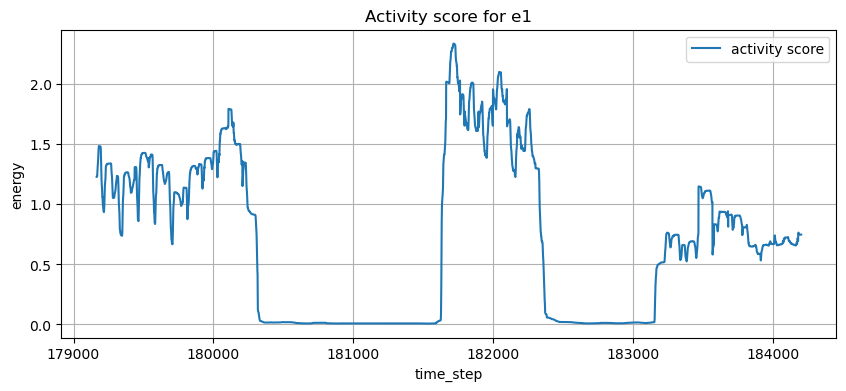
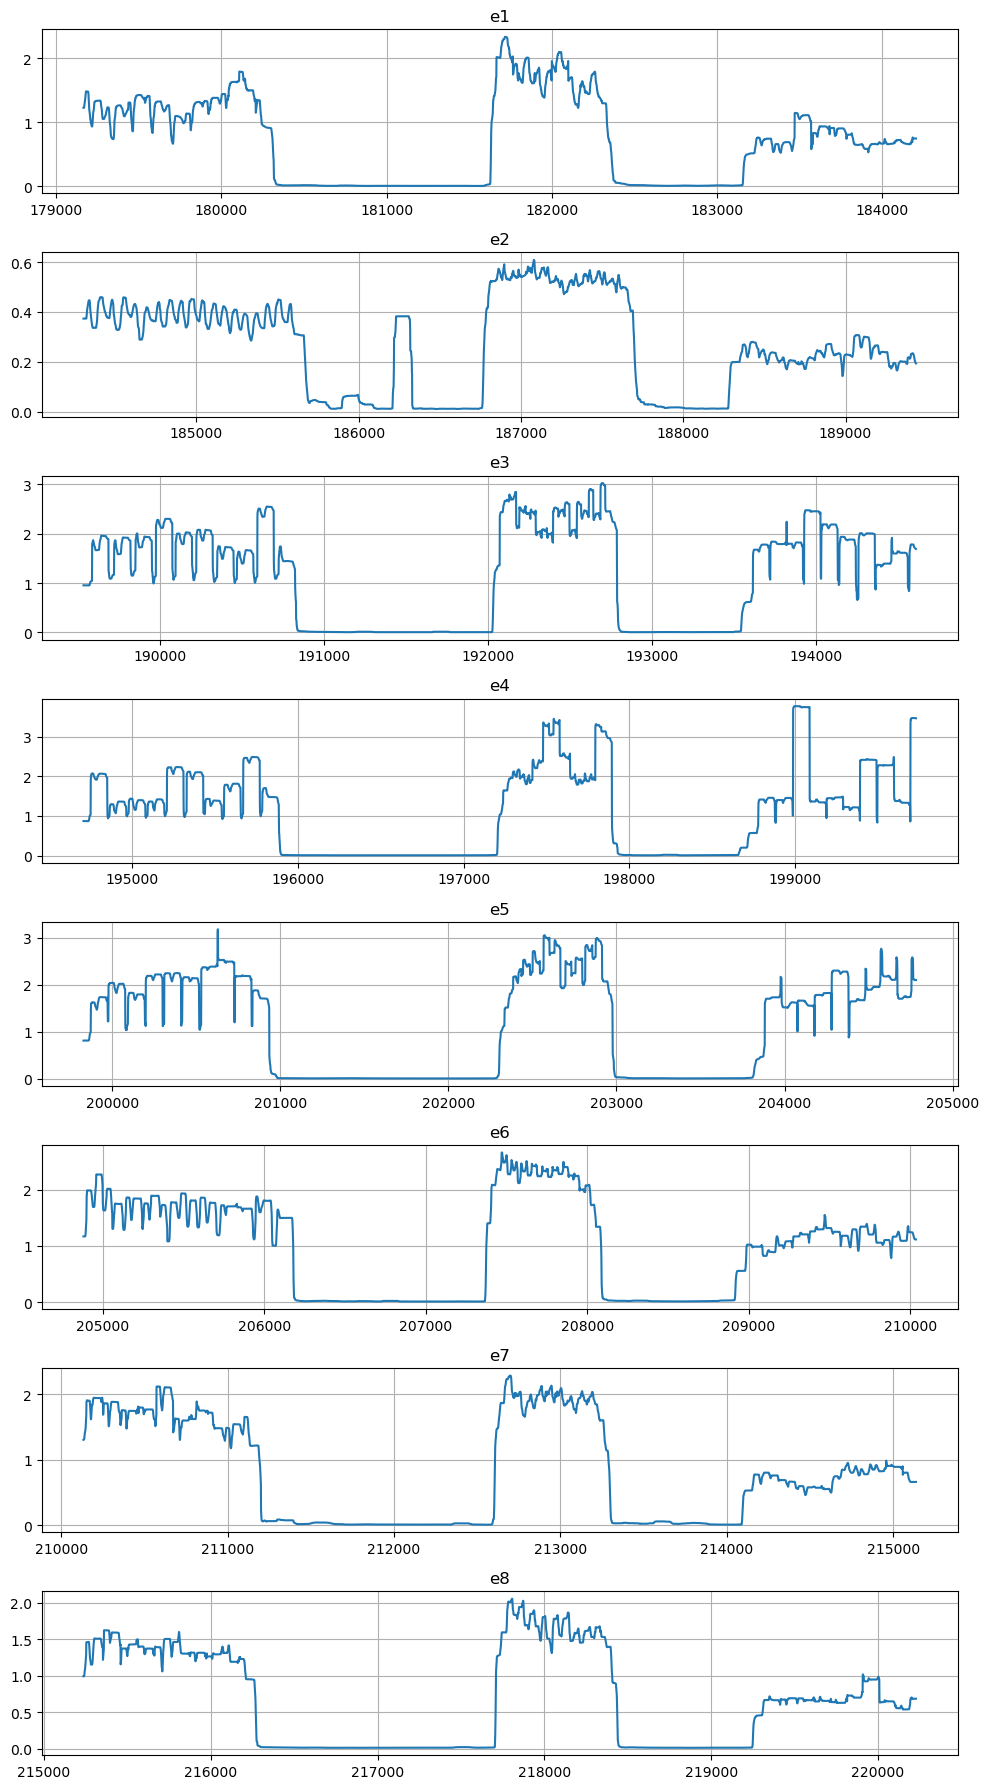
The notebook cell's code change between the first figure and the second:
--- before
+++ after
@@ -19,11 +19,27 @@
     activity_score = energies.mean(axis=1)
 
-    # plot
-    plt.figure(figsize=(10,4))
-    plt.plot(activity_score, label='activity score')
-    plt.title(f'Activity score for {ex}')
-    plt.xlabel('time_step')
-    plt.ylabel('energy')
-    plt.grid(True)
-    plt.legend()
-    plt.show()
+    
+
+fig, axes = plt.subplots(len(exercises), 1, figsize=(10,18), sharex=False)
+
+for i, ex in enumerate(exercises):
+
+        sub = subject_ex[ex]
+
+        unit = sub['most_active_unit'].iloc[0]
+        columns = [f"acc_mag_{unit}", f"gyr_mag_{unit}", f"mag_mag_{unit}"]
+
+        energies = pd.DataFrame({
+            col: sub[col].rolling(100, center=True).std()
+            for col in columns
+        })
+
+        activity_score = energies.mean(axis=1)
+
+        axes[i].plot(activity_score)
+
+        axes[i].set_title(ex)
+        axes[i].grid(True)
+
+plt.tight_layout()
+plt.show()   

Commit: finished visualization